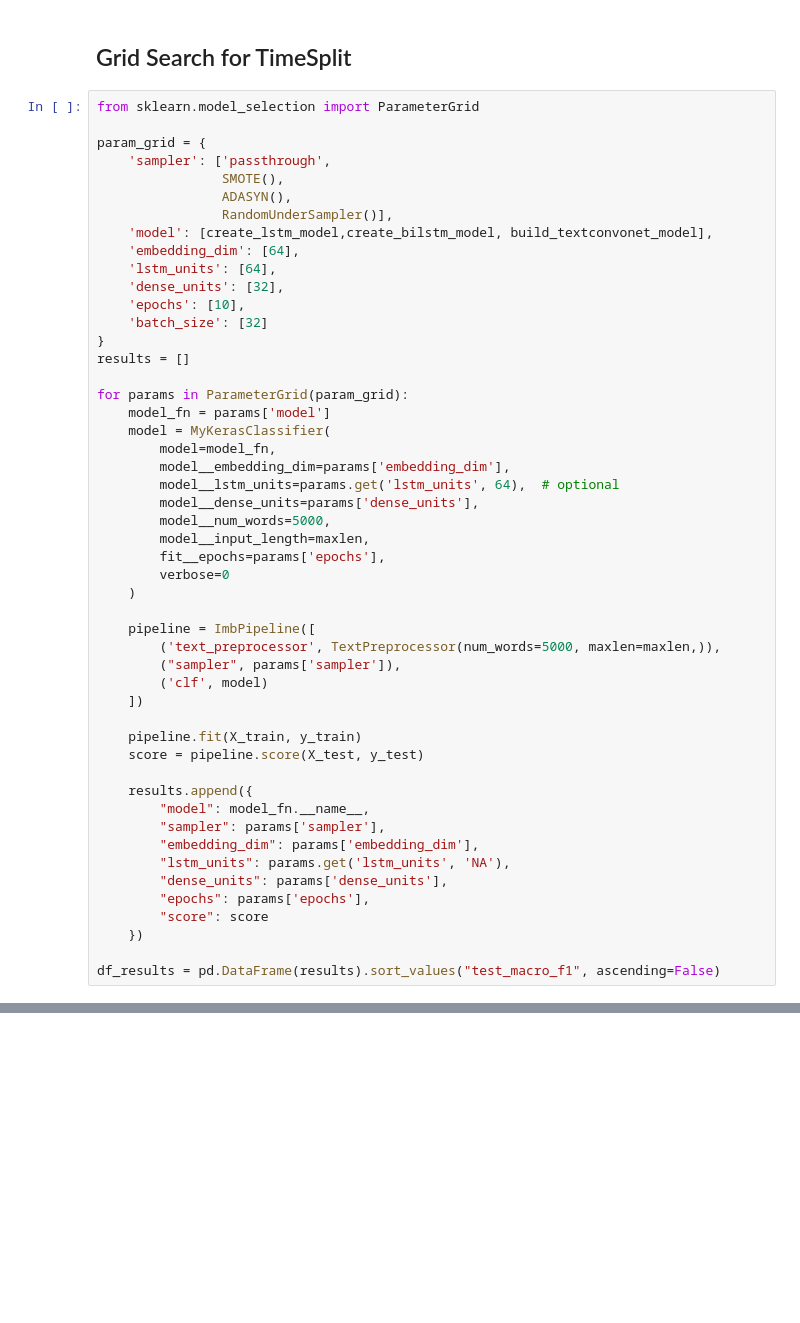
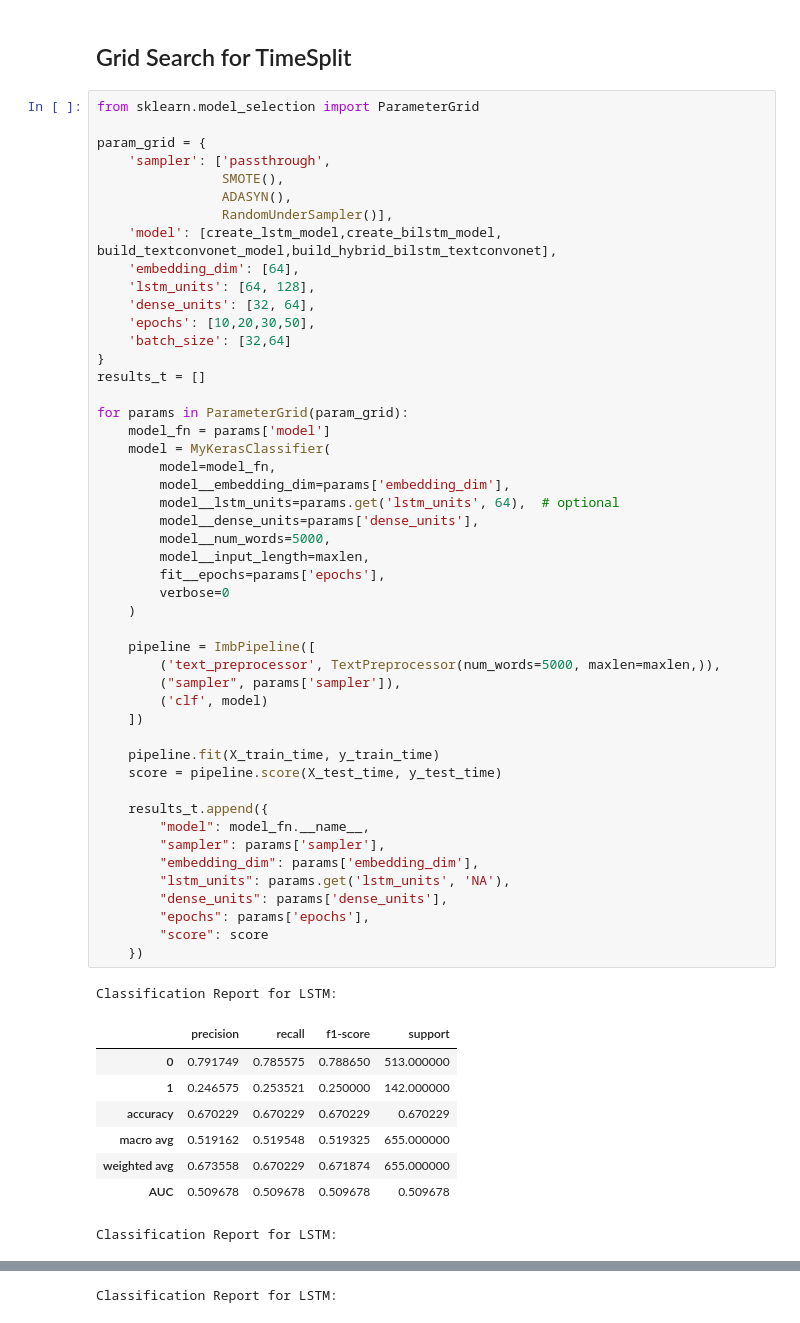
Before and after one commit to IdrissPro/NLP, a Jupyter notebook: NLP.ipynb, the cells around one changed output, grey strips where cells are left out. Cells and saved outputs as stored; diff of their text form; blank space fills up the shorter version.

```diff
--- a/NLP.ipynb
+++ b/NLP.ipynb
@@ -634,45 +718,53 @@ param_grid = {
                 SMOTE(),
                 ADASYN(),
                 RandomUnderSampler()],
-    'model': [create_lstm_model,create_bilstm_model, build_textconvonet_model],
+    'model': [create_lstm_model,create_bilstm_model, build_textconvonet_model,build_hybrid_bilstm_textconvonet],
     'embedding_dim': [64],
-    'lstm_units': [64],
-    'dense_units': [32],
-    'epochs': [10],
-    'batch_size': [32]
+    'lstm_units': [64, 128],
+    'dense_units': [32, 64],
+    'epochs': [10,20,30,50],
+    'batch_size': [32,64]
 }
-results = []
+results_t = []
 
 for params in ParameterGrid(param_grid):
     model_fn = params['model']
     model = MyKerasClassifier(
         model=model_fn,
         model__embedding_dim=params['embedding_dim'],
         model__lstm_units=params.get('lstm_units', 64),  # optional
         model__dense_units=params['dense_units'],
         model__num_words=5000,
         model__input_length=maxlen,
         fit__epochs=params['epochs'],
         verbose=0
     )
 
     pipeline = ImbPipeline([
         ('text_preprocessor', TextPreprocessor(num_words=5000, maxlen=maxlen,)),
         ("sampler", params['sampler']),
         ('clf', model)
     ])
 
-    pipeline.fit(X_train, y_train)
-    score = pipeline.score(X_test, y_test)
+    pipeline.fit(X_train_time, y_train_time)
+    score = pipeline.score(X_test_time, y_test_time)
 
-    results.append({
+    results_t.append({
         "model": model_fn.__name__,
         "sampler": params['sampler'],
         "embedding_dim": params['embedding_dim'],
         "lstm_units": params.get('lstm_units', 'NA'),
         "dense_units": params['dense_units'],
         "epochs": params['epochs'],
         "score": score
     })
-
-df_results = pd.DataFrame(results).sort_values("test_macro_f1", ascending=False)
+# %% [output]
+Classification Report for LSTM:
+|  | precision | recall | f1-score | support |
+| 0 | 0.791749 | 0.785575 | 0.788650 | 513.000000 |
+| 1 | 0.246575 | 0.253521 | 0.250000 | 142.000000 |
+| accuracy | 0.670229 | 0.670229 | 0.670229 | 0.670229 |
+| macro avg | 0.519162 | 0.519548 | 0.519325 | 655.000000 |
+| weighted avg | 0.673558 | 0.670229 | 0.671874 | 655.000000 |
+| AUC | 0.509678 | 0.509678 | 0.509678 | 0.509678 |
+Classification Report for LSTM:
@@ -678,0 +778 @@ df_results = pd.DataFrame(results).sort_values("test_macro_f1", ascending=False)
+Classification Report for LSTM:
```
Also changed, not shown: parts of 8 cells of this notebook.
